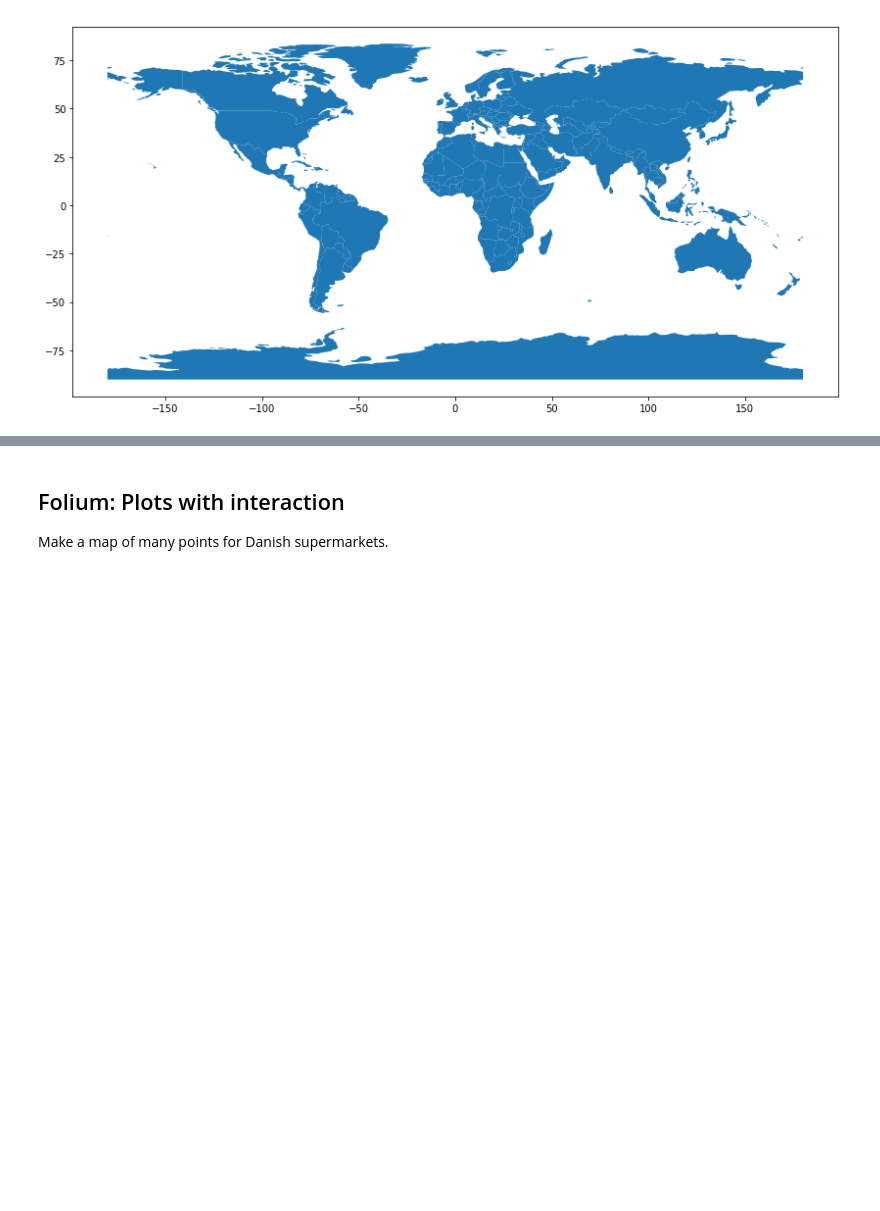
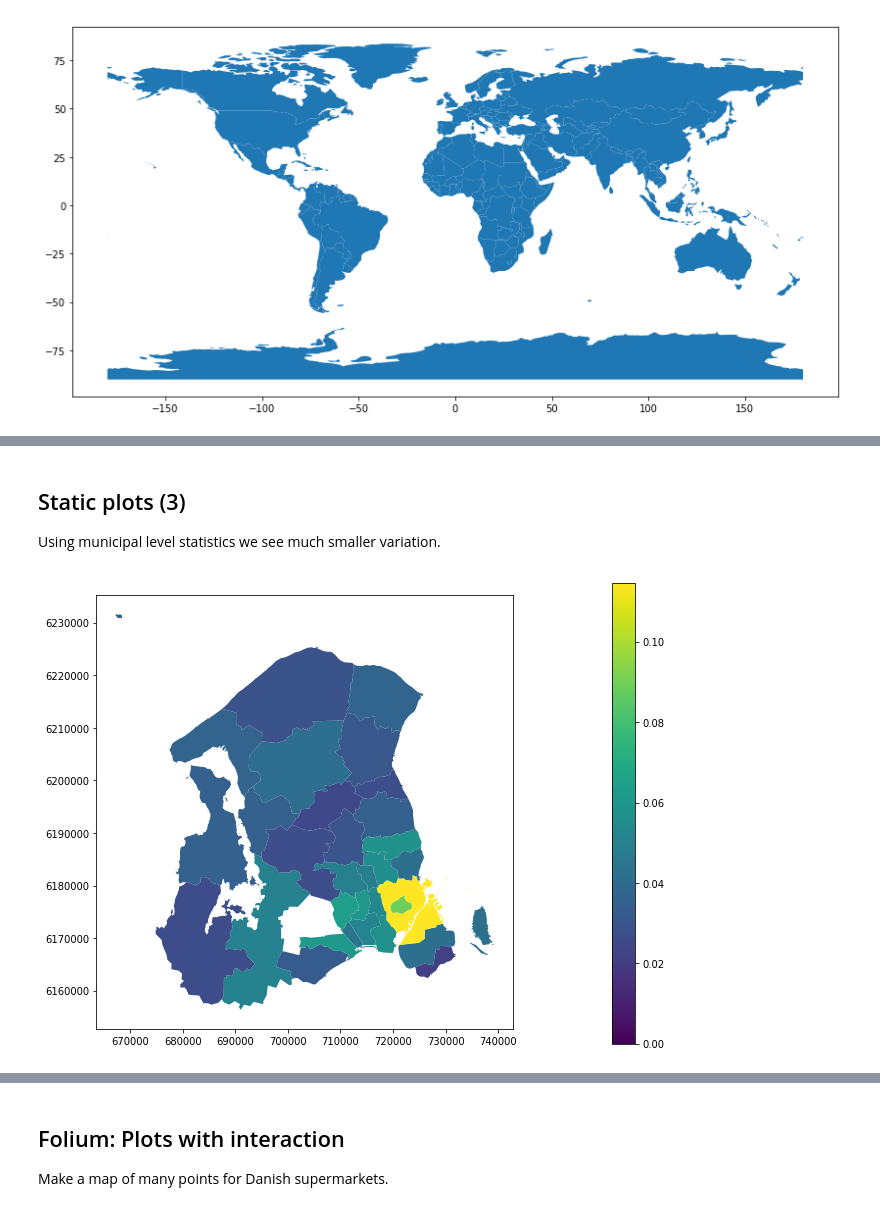
Before and after one commit to abjer/tsds, a Jupyter notebook: material/9_spatial1/slides_week9_spatial_data.ipynb, the cells around one changed output, grey strips where cells are left out. Saved outputs shown, nothing was run; the diff lists cells and outputs as text; code cells hidden in the pictures; blank space fills up the shorter version.

```diff
--- a/material/9_spatial1/slides_week9_spatial_data.ipynb
+++ b/material/9_spatial1/slides_week9_spatial_data.ipynb
@@ -220,0 +218,8 @@ f_cph_young_count
+# %% [markdown]
+## Static plots (3)
+
+Using municipal level statistics we see much smaller variation.
+# %%
+f_cph_young_share_mun
+# %% [output]
+[figure, added]
```
Also changed, not shown: parts of 23 cells of this notebook, 4 other files.
